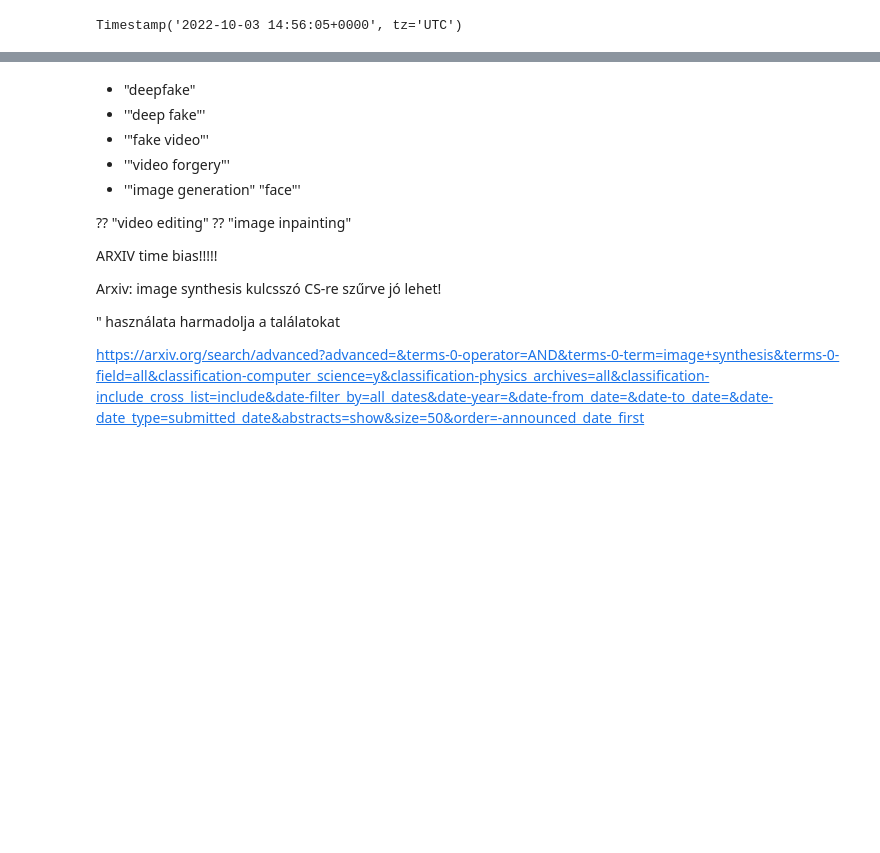
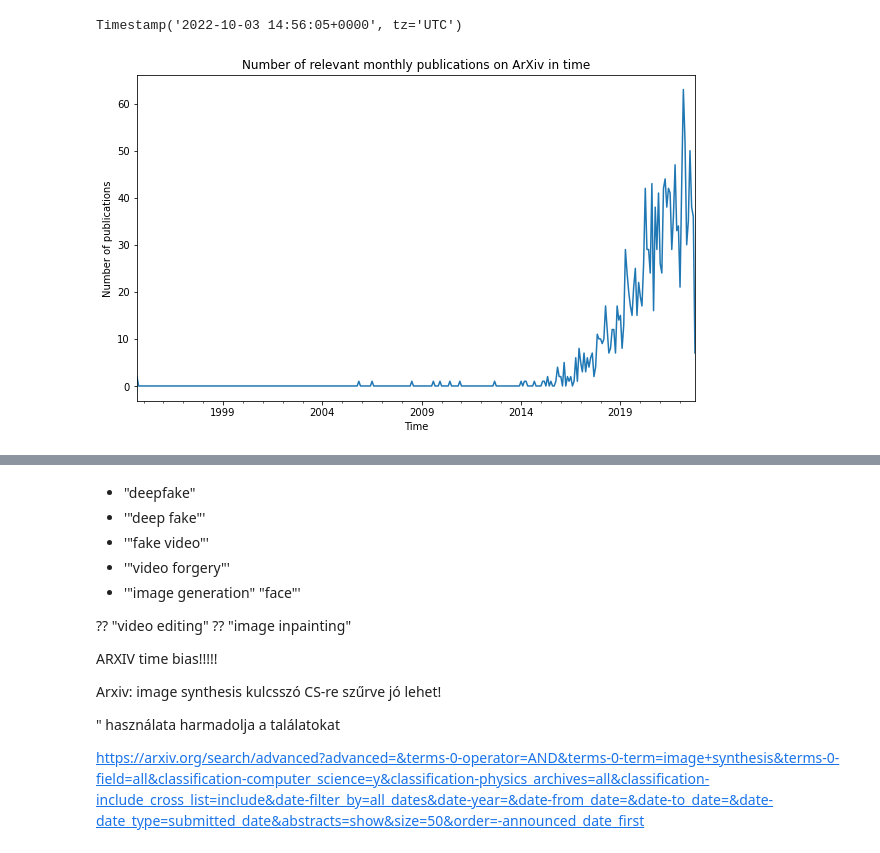
Before and after one commit to solalatus/deepfake_popularity, a Jupyter notebook: arxiv_analyzer.ipynb, the cells around one changed output, grey strips where cells are left out. Drawn from its saved outputs; the diff is of its cells as text; code cells hidden in the pictures; blank space fills up the shorter version.

```diff
--- a/arxiv_analyzer.ipynb
+++ b/arxiv_analyzer.ipynb
@@ -100,7 +104,17 @@ result_df.index.max()
 # %% [output]
 Timestamp('2022-10-03 14:56:05+0000', tz='UTC')
 # %%
-result_df["url"].resample("MS").count().plot()
+import matplotlib.pyplot as plt
+
+ax = result_df["url"].resample("MS").count().plot()
+ax.set_title("Number of relevant monthly publications on ArXiv in time")
+ax.set_xlabel("Time")
+ax.set_ylabel("Number of publications")
+plt.gcf().set_size_inches(10, 6)
+
+plt.show()
+# %% [output]
+[figure, added]
 # %%
 import peakdetect
 import matplotlib.pyplot as plt
```
Also changed, not shown: parts of 7 cells of this notebook, 1 other file.
